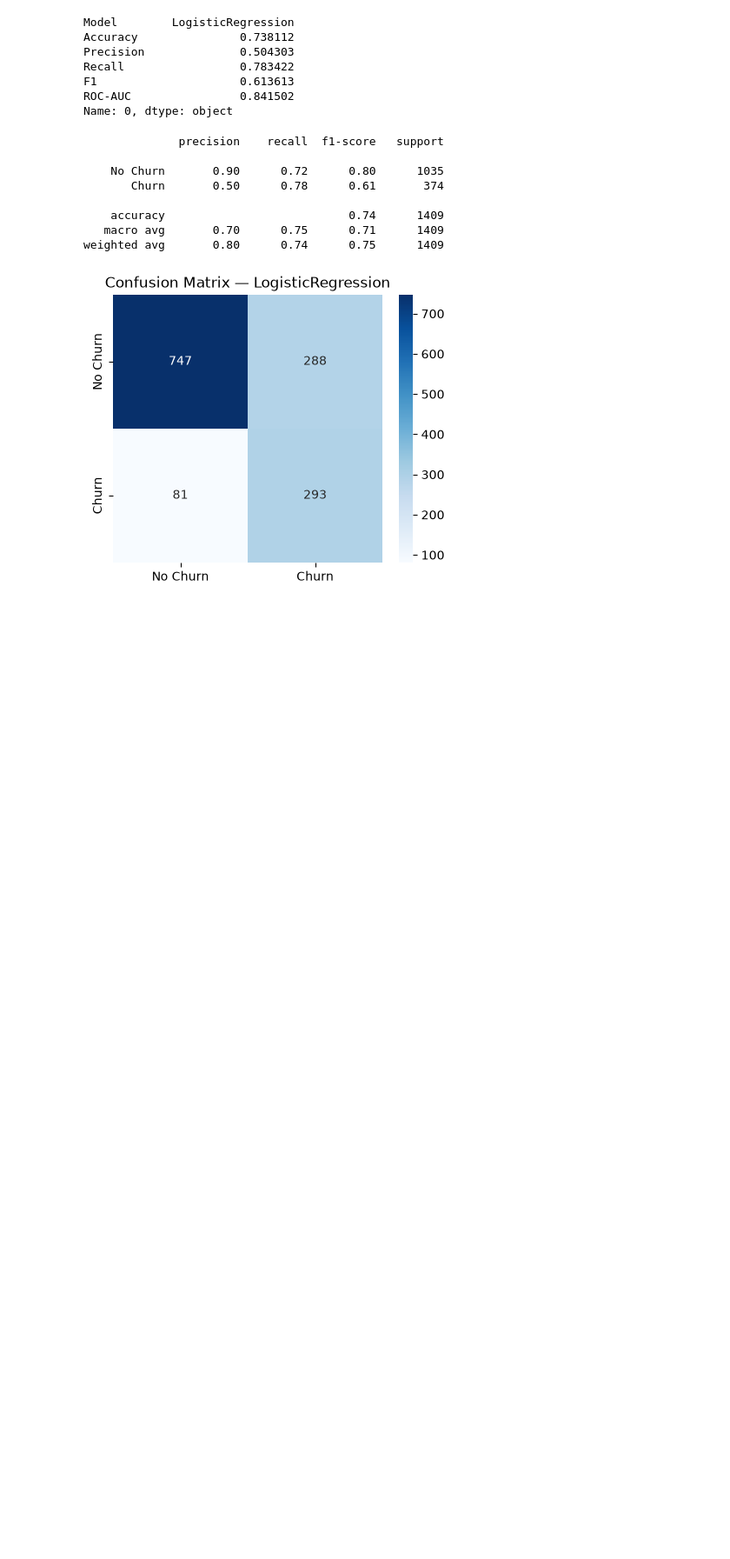
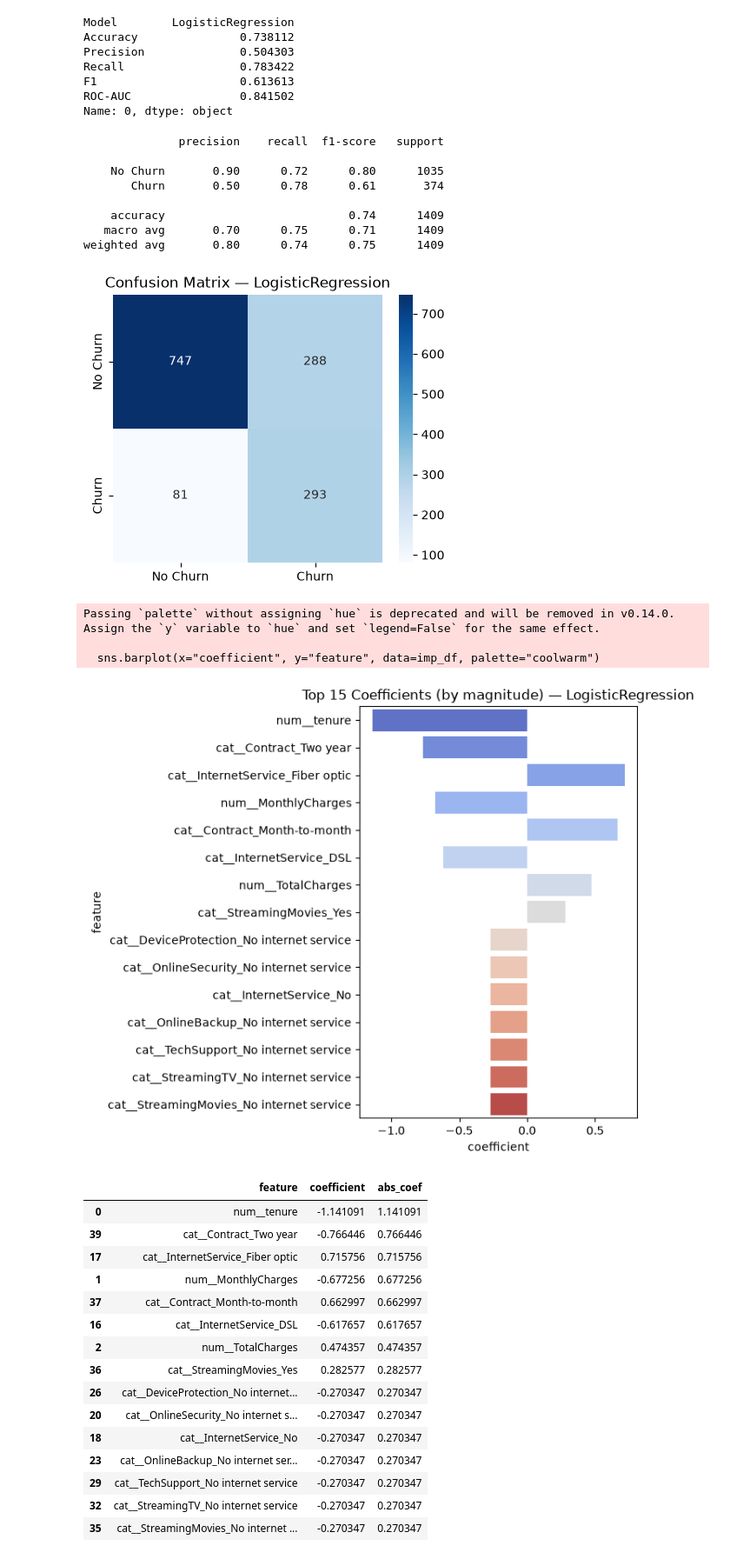
Before and after one commit to Saugat-Tamang17/4th-Sem, a Jupyter notebook: AI/PROJECT(Customer Churn Predictor )/notebooks/churn_analysis.ipynb, the cells around one changed output. Shown at 87% size. Saved outputs shown, nothing was run; the diff lists cells and outputs as text; code cells hidden in the pictures; blank space fills up the shorter version.

```diff
--- a/AI/PROJECT(Customer Churn Predictor )/notebooks/churn_analysis.ipynb
+++ b/AI/PROJECT(Customer Churn Predictor )/notebooks/churn_analysis.ipynb
@@ -287,3 +289,48 @@ plt.show()
    macro avg       0.70      0.75      0.71      1409
 weighted avg       0.80      0.74      0.75      1409
 [figure]
+# %%
+feature_names = best_pipeline.named_steps["preprocessor"].get_feature_names_out()
+classifier = best_pipeline.named_steps["classifier"]
+
+if hasattr(classifier, "feature_importances_"):
+    importances = classifier.feature_importances_
+    imp_df = pd.DataFrame({"feature": feature_names, "importance": importances})
+    imp_df = imp_df.sort_values("importance", ascending=False).head(15)
+    plt.figure(figsize=(7,6))
+    sns.barplot(x="importance", y="feature", data=imp_df, palette="viridis")
+    plt.title(f"Top 15 Feature Importances — {best_model_name}")
+    plt.tight_layout()
+    plt.show()
+elif hasattr(classifier, "coef_"):
+    coefs = classifier.coef_[0]
+    imp_df = pd.DataFrame({"feature": feature_names, "coefficient": coefs})
+    imp_df["abs_coef"] = imp_df["coefficient"].abs()
+    imp_df = imp_df.sort_values("abs_coef", ascending=False).head(15)
+    plt.figure(figsize=(7,6))
+    sns.barplot(x="coefficient", y="feature", data=imp_df, palette="coolwarm")
+    plt.title(f"Top 15 Coefficients (by magnitude) — {best_model_name}")
+    plt.tight_layout()
+    plt.show()
+imp_df
+# %% [output]
+Passing `palette` without assigning `hue` is deprecated and will be removed in v0.14.0. Assign the `y` variable to `hue` and set `legend=False` for the same effect.
+
+  sns.barplot(x="coefficient", y="feature", data=imp_df, palette="coolwarm")
+[figure, added]
+|  | feature | coefficient | abs_coef |
+| 0 | num__tenure | -1.141091 | 1.141091 |
+| 39 | cat__Contract_Two year | -0.766446 | 0.766446 |
+| 17 | cat__InternetService_Fiber optic | 0.715756 | 0.715756 |
+| 1 | num__MonthlyCharges | -0.677256 | 0.677256 |
+| 37 | cat__Contract_Month-to-month | 0.662997 | 0.662997 |
+| 16 | cat__InternetService_DSL | -0.617657 | 0.617657 |
+| 2 | num__TotalCharges | 0.474357 | 0.474357 |
+| 36 | cat__StreamingMovies_Yes | 0.282577 | 0.282577 |
+| 26 | cat__DeviceProtection_No internet... | -0.270347 | 0.270347 |
+| 20 | cat__OnlineSecurity_No internet s... | -0.270347 | 0.270347 |
+| 18 | cat__InternetService_No | -0.270347 | 0.270347 |
+| 23 | cat__OnlineBackup_No internet ser... | -0.270347 | 0.270347 |
+| 29 | cat__TechSupport_No internet service | -0.270347 | 0.270347 |
+| 32 | cat__StreamingTV_No internet service | -0.270347 | 0.270347 |
+| 35 | cat__StreamingMovies_No internet ... | -0.270347 | 0.270347 |
```
Also changed, not shown: parts of 2 cells of this notebook.
